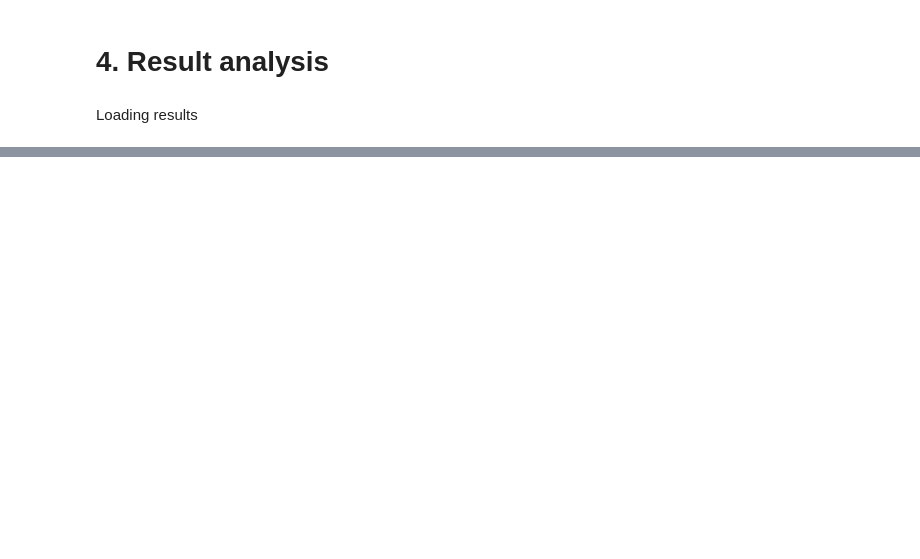
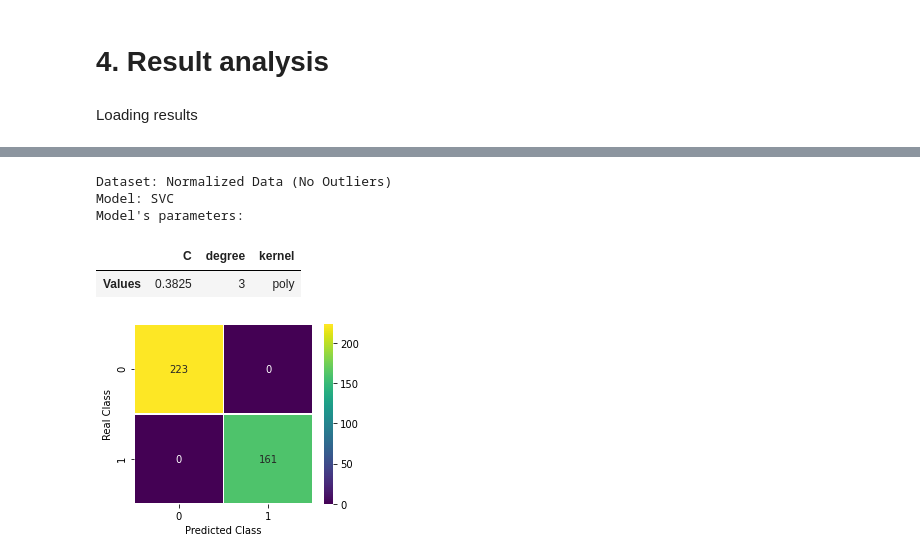
Before and after one commit to DominguesPH/ES, a Jupyter notebook: uci_banknote_authentication_classification.ipynb, the cells around one changed output, grey strips where cells are left out. Drawn from its saved outputs; the diff is of its cells as text; code cells hidden in the pictures; blank space fills up the shorter version.

```diff
--- a/uci_banknote_authentication_classification.ipynb
+++ b/uci_banknote_authentication_classification.ipynb
@@ -598,0 +440,9 @@ loaded_results.analyse()
+# %%
+loaded_predictions.confusion_matrix_for_id(16)
+# %% [output]
+Dataset: Normalized Data (No Outliers)
+Model: SVC
+Model's parameters:
+|  | C | degree | kernel |
+| Values | 0.3825 | 3 | poly |
+[figure, added]
```
Also changed, not shown: parts of 27 cells of this notebook, 3 other files.
